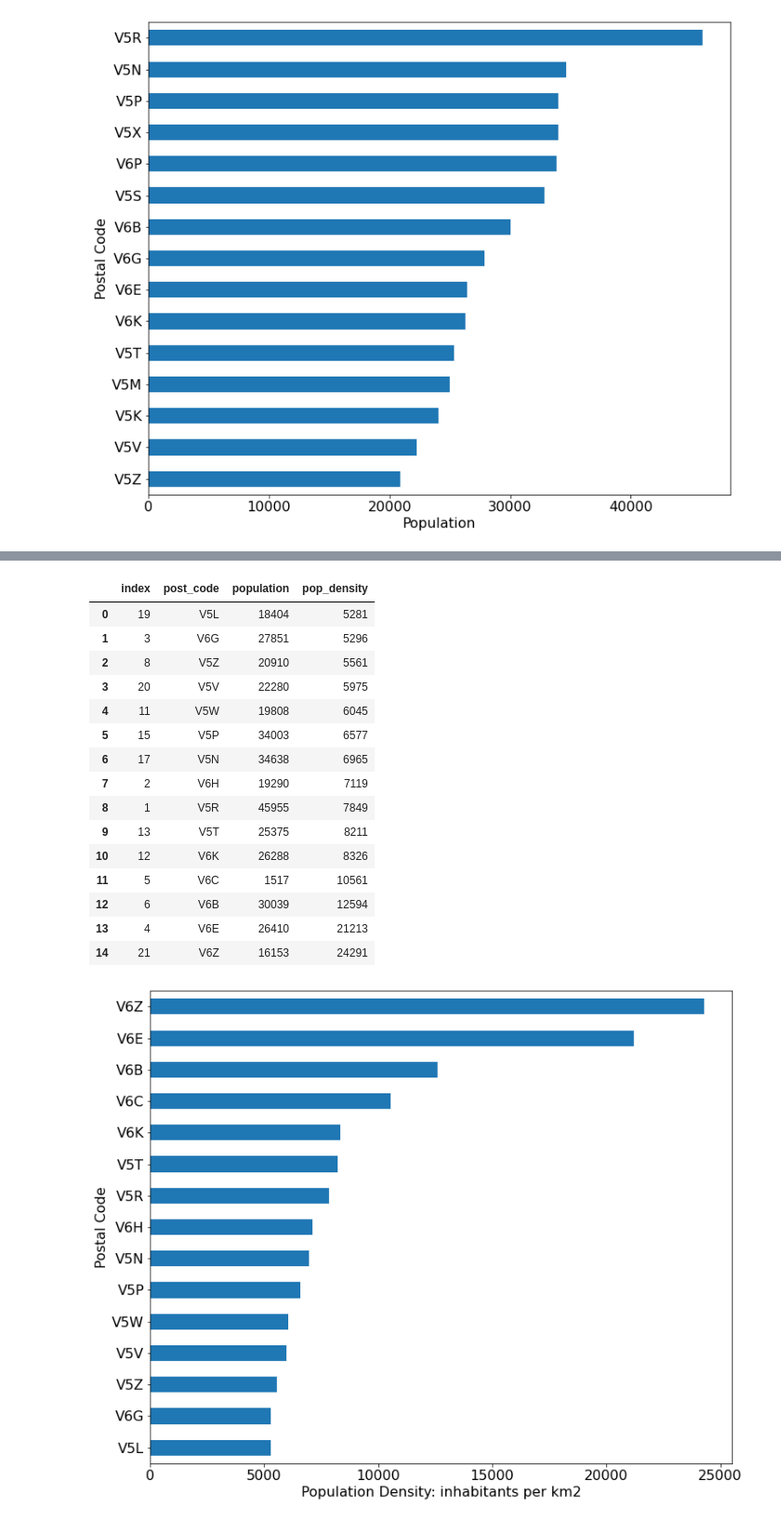
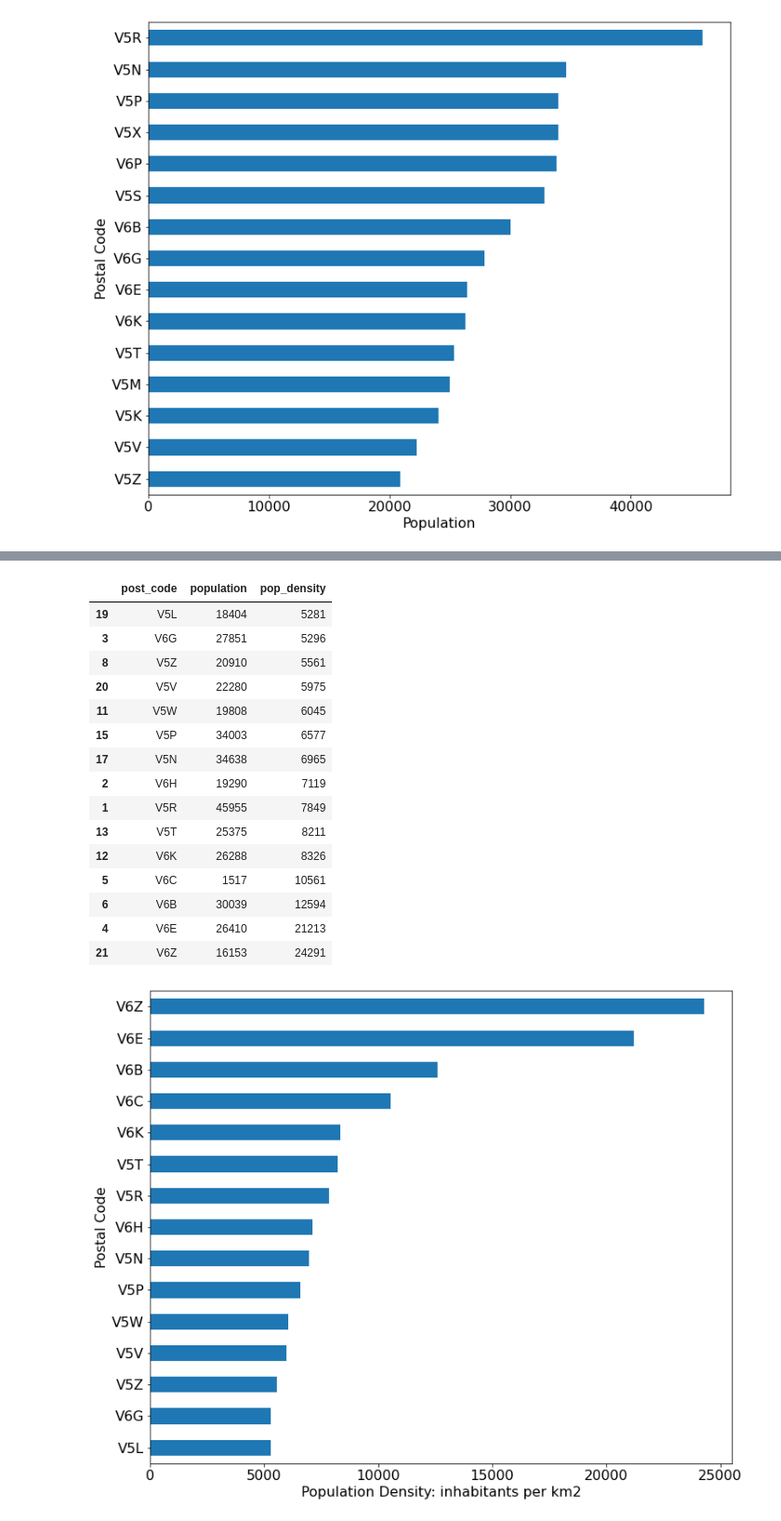
Before and after one commit to dprossi/Capstone_Project_IBM_Data_Science, a Jupyter notebook: Applied_Data_Science_Capstone_Project_Vancouver.ipynb, the cells around one changed output, grey strips where cells are left out. Shown: that part at 93% size. Saved outputs shown, nothing was run; the diff lists cells and outputs as text; code cells hidden in the pictures.

```diff
--- a/Applied_Data_Science_Capstone_Project_Vancouver.ipynb
+++ b/Applied_Data_Science_Capstone_Project_Vancouver.ipynb
@@ -631,16 +628,0 @@ m_3
-# %%
-import requests
-import pandas as pd
-import json
-#from pandas.io.json import json_normalize
-from bs4 import BeautifulSoup
-
-url = 'https://postal-codes.cybo.com/canada/V6T_vancouver/'
-res = requests.get(url)
-soup = BeautifulSoup(res.content, "lxml")
-s = soup.select('html')[0].text.strip('jQuery1720724027235122559_1542743885014(').strip(')')
-s = s.replace('null','"placeholder"')
-data = json.loads(s)
-data = pd.json_normalize(data)
-df = pd.DataFrame(data)
-print(df)
@@ -841,3 +819,19 @@ df_pop_dense_complete
 | 3 | V6N | 14754 | 1646 |
 | 4 | V5K | 24030 | 4076 |
 | 5 | V6J | 20491 | 5022 |
+# %%
+# loop through postcodes and scrape/append latitude and longitude columns
+lat = []
+long = []
+url_base = "http://geogratis.gc.ca/services/geolocation/en/locate?q="
+
+for postal_code in df_pop_dense_complete["post_code"]:
+        url = url_base + postal_code
+        resp = requests.get(url)
+        df = pd.json_normalize(resp.json())
+        lat.append(df['geometry.coordinates'][0][1])
+        long.append(df['geometry.coordinates'][0][0])
+
+df_pop_dense_complete['latitude'] = lat
+df_pop_dense_complete['longitude'] = long
+df_pop_dense_complete.head()
@@ -857,23 +897,22 @@ plt.show()
 # %%
-# sort by density
-df_pop_and_dense_multi_3_sort_dense = df_pop_and_dense_multi_2.sort_values('pop_density', ascending=True).tail(15)
-df_pop_and_dense_multi_3_sort_dense.reset_index(inplace=True)
-df_pop_and_dense_multi_3_sort_dense
+# create data frame of top 15 postal codes by density for barh plot
+df_pop_dense_comp_sort_dense_15 = df_pop_dense_complete.sort_values('pop_density', ascending=True).tail(15)
+df_pop_dense_comp_sort_dense_15
 # %% [output]
-|  | index | post_code | population | pop_density |
-| 0 | 19 | V5L | 18404 | 5281 |
-| 1 | 3 | V6G | 27851 | 5296 |
-| 2 | 8 | V5Z | 20910 | 5561 |
-| 3 | 20 | V5V | 22280 | 5975 |
-| 4 | 11 | V5W | 19808 | 6045 |
-| 5 | 15 | V5P | 34003 | 6577 |
-| 6 | 17 | V5N | 34638 | 6965 |
-| 7 | 2 | V6H | 19290 | 7119 |
-| 8 | 1 | V5R | 45955 | 7849 |
-| 9 | 13 | V5T | 25375 | 8211 |
-| 10 | 12 | V6K | 26288 | 8326 |
-| 11 | 5 | V6C | 1517 | 10561 |
-| 12 | 6 | V6B | 30039 | 12594 |
-| 13 | 4 | V6E | 26410 | 21213 |
-| 14 | 21 | V6Z | 16153 | 24291 |
+|  | post_code | population | pop_density |
+| 19 | V5L | 18404 | 5281 |
+| 3 | V6G | 27851 | 5296 |
+| 8 | V5Z | 20910 | 5561 |
+| 20 | V5V | 22280 | 5975 |
+| 11 | V5W | 19808 | 6045 |
+| 15 | V5P | 34003 | 6577 |
+| 17 | V5N | 34638 | 6965 |
+| 2 | V6H | 19290 | 7119 |
+| 1 | V5R | 45955 | 7849 |
+| 13 | V5T | 25375 | 8211 |
+| 12 | V6K | 26288 | 8326 |
+| 5 | V6C | 1517 | 10561 |
+| 6 | V6B | 30039 | 12594 |
+| 4 | V6E | 26410 | 21213 |
+| 21 | V6Z | 16153 | 24291 |
 # %%
```
Also changed, not shown: parts of 9 cells of this notebook.
